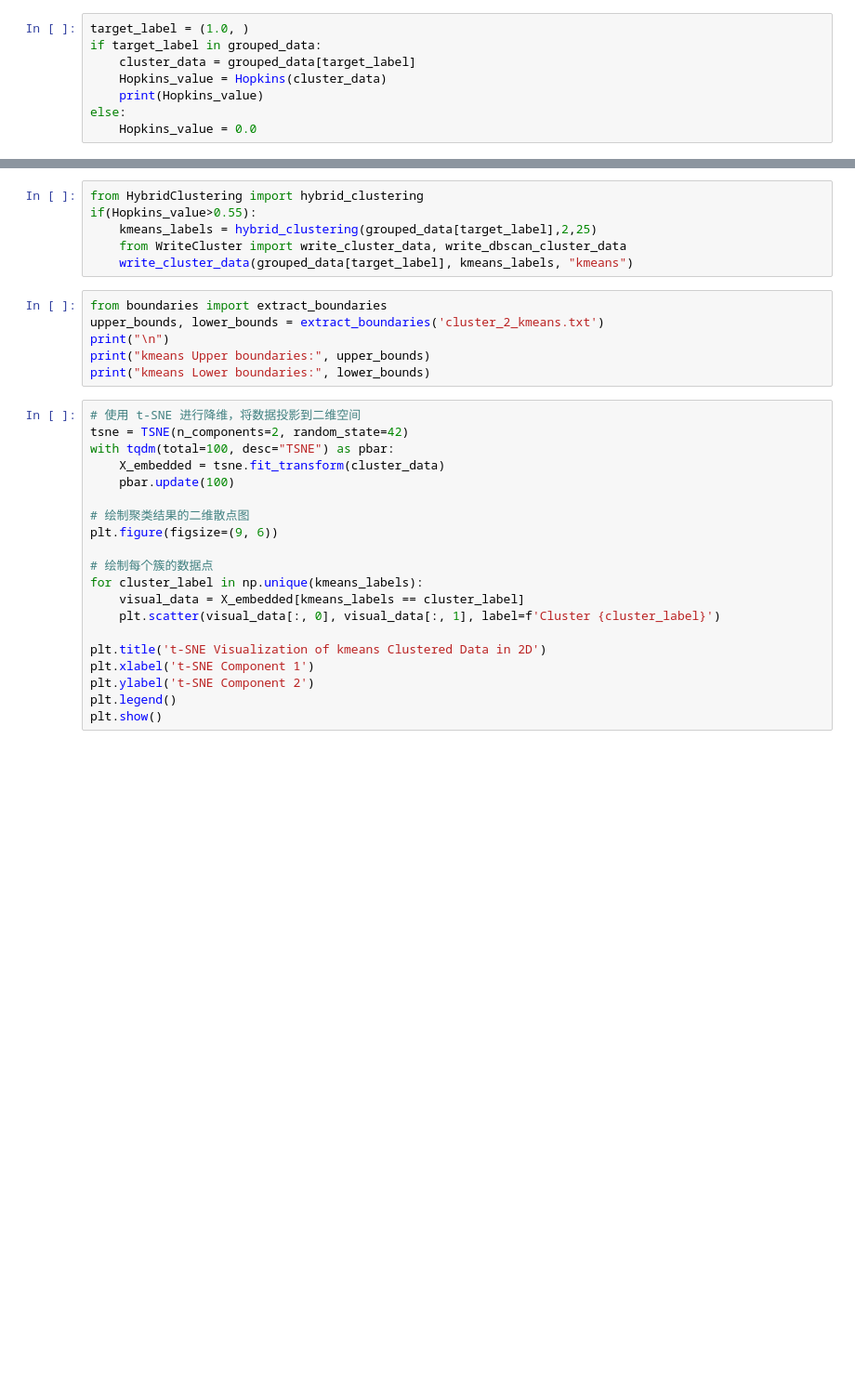
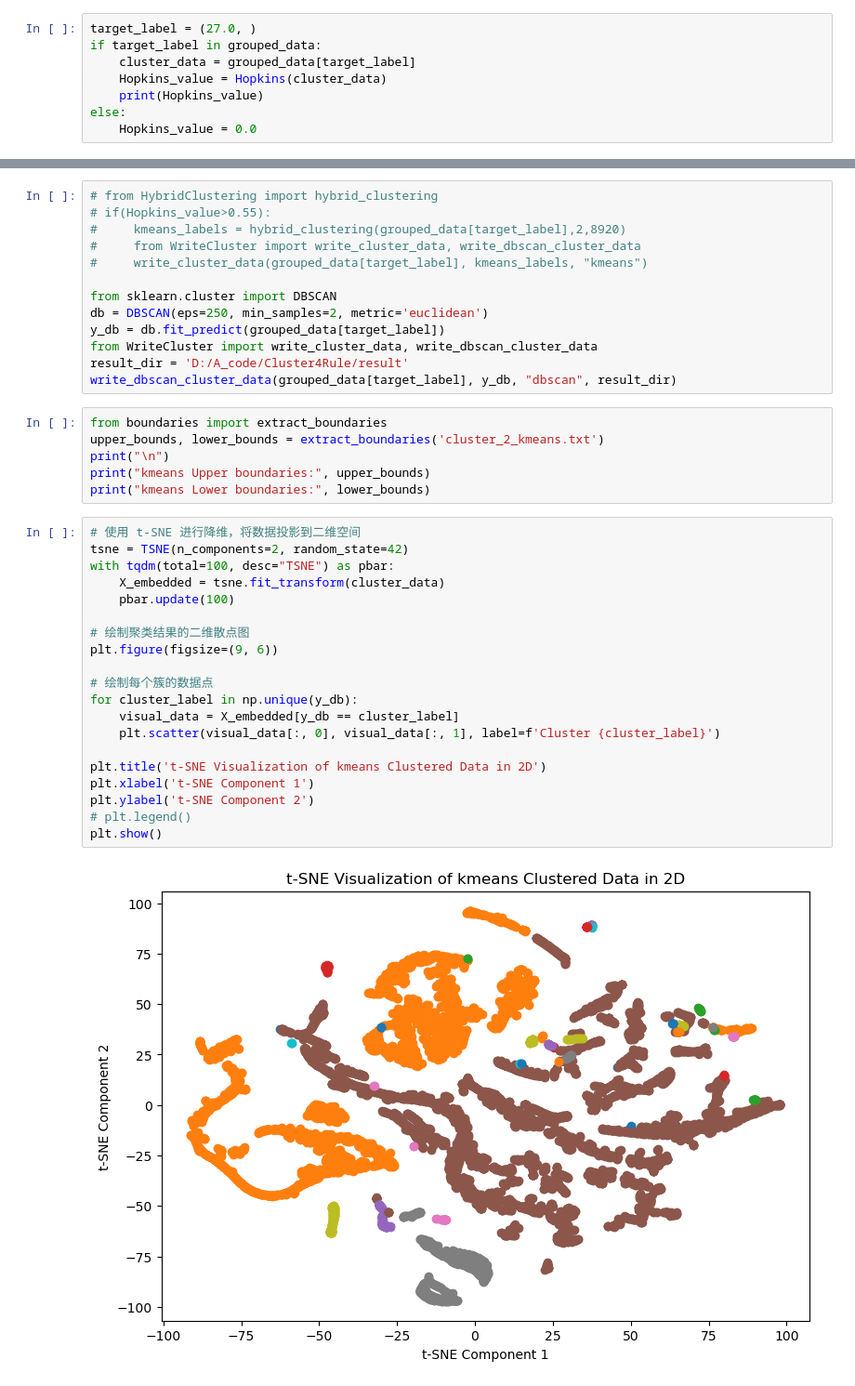
Before and after one commit to Kun0913/Cluster4Rule, a Jupyter notebook: src/SampleCluster.ipynb, the cells around one changed output, grey strips where cells are left out. Shown at 93% size. Saved outputs shown, nothing was run; the diff lists cells and outputs as text; blank space fills up the shorter version.

Commit message:
DBSCAN update

```diff
--- a/src/SampleCluster.ipynb
+++ b/src/SampleCluster.ipynb
@@ -50,7 +74,7 @@ for label, group in grouped_data.items():
 for label, group in grouped_data.items():
     grouped_data[label] = np.array(group)
 # %%
-target_label = (1.0, )
+target_label = (27.0, )
 if target_label in grouped_data:
     cluster_data = grouped_data[target_label]
     Hopkins_value = Hopkins(cluster_data)
@@ -60,9 +86,16 @@ else:
 # %%
-from HybridClustering import hybrid_clustering
-if(Hopkins_value>0.55):
-    kmeans_labels = hybrid_clustering(grouped_data[target_label],2,25)
-    from WriteCluster import write_cluster_data, write_dbscan_cluster_data
-    write_cluster_data(grouped_data[target_label], kmeans_labels, "kmeans")
+# from HybridClustering import hybrid_clustering
+# if(Hopkins_value>0.55):
+#     kmeans_labels = hybrid_clustering(grouped_data[target_label],2,8920)
+#     from WriteCluster import write_cluster_data, write_dbscan_cluster_data
+#     write_cluster_data(grouped_data[target_label], kmeans_labels, "kmeans")
+
+from sklearn.cluster import DBSCAN
+db = DBSCAN(eps=250, min_samples=2, metric='euclidean')
+y_db = db.fit_predict(grouped_data[target_label])
+from WriteCluster import write_cluster_data, write_dbscan_cluster_data
+result_dir = 'D:/A_code/Cluster4Rule/result'
+write_dbscan_cluster_data(grouped_data[target_label], y_db, "dbscan", result_dir)
 # %%
 from boundaries import extract_boundaries
 upper_bounds, lower_bounds = extract_boundaries('cluster_2_kmeans.txt')
@@ -72,20 +105,22 @@ print("kmeans Lower boundaries:", lower_bounds)
 # %%
 # 使用 t-SNE 进行降维，将数据投影到二维空间
 tsne = TSNE(n_components=2, random_state=42)
 with tqdm(total=100, desc="TSNE") as pbar:
     X_embedded = tsne.fit_transform(cluster_data)
     pbar.update(100)
 
 # 绘制聚类结果的二维散点图
 plt.figure(figsize=(9, 6))
 
 # 绘制每个簇的数据点
-for cluster_label in np.unique(kmeans_labels):
-    visual_data = X_embedded[kmeans_labels == cluster_label]
+for cluster_label in np.unique(y_db):
+    visual_data = X_embedded[y_db == cluster_label]
     plt.scatter(visual_data[:, 0], visual_data[:, 1], label=f'Cluster {cluster_label}')
 
 plt.title('t-SNE Visualization of kmeans Clustered Data in 2D')
 plt.xlabel('t-SNE Component 1')
 plt.ylabel('t-SNE Component 2')
-plt.legend()
+# plt.legend()
 plt.show()
+# %% [output]
+[figure, added]
```
Also changed, not shown: parts of 3 cells of this notebook, 2 other files.
